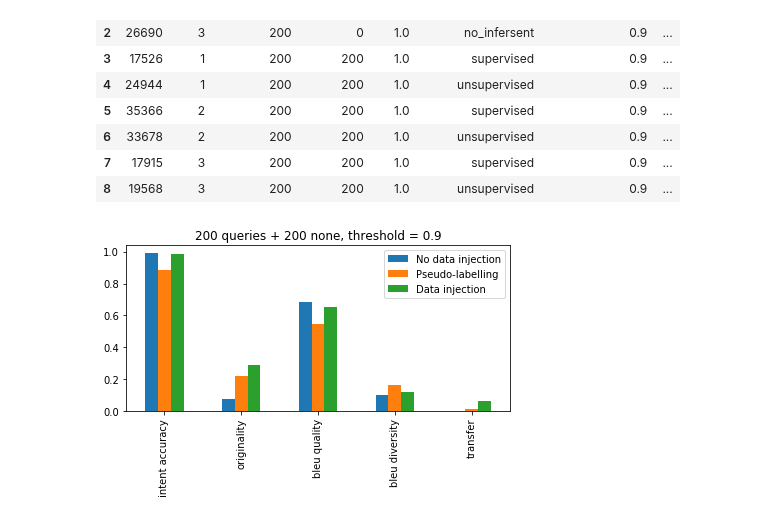
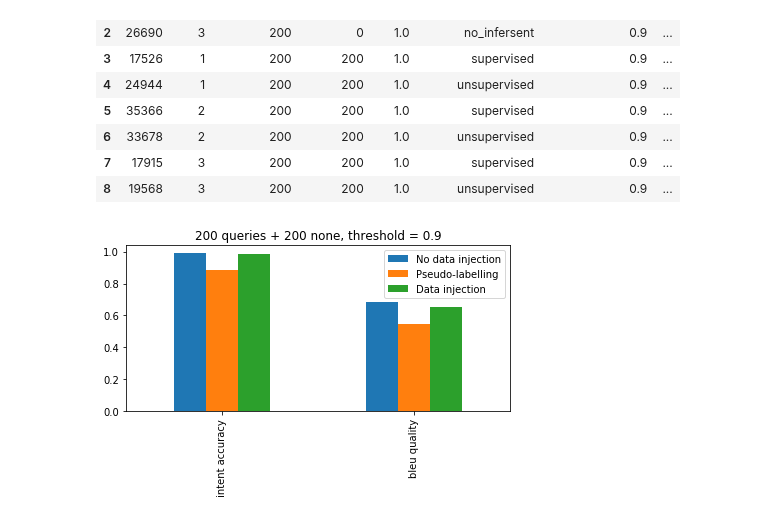
Before and after one commit to sonos/automatic-data-generation, a Jupyter notebook: automatic_data_generation/analysis.ipynb, the cells around one changed output. Cells and saved outputs as stored; diff of their text form; code cells hidden in the pictures.

```diff
--- a/automatic_data_generation/analysis.ipynb
+++ b/automatic_data_generation/analysis.ipynb
@@ -194,23 +122,0 @@ i2int
-# %%
-for i, intent in enumerate(i2int):
-
-    interp_dim = 1
-    print(intent)
-
-    #z1 = torch.randn([args.latent_size]).numpy()
-    #z2 = torch.randn([args.latent_size]).numpy()
-    z1 = torch.zeros([args.latent_size]).numpy()
-    z2 = torch.zeros([args.latent_size]).numpy()
-    z1[interp_dim] = -5
-    z2[interp_dim] = +5
-    z = to_device(torch.from_numpy(interpolate(start=z1, end=z2, steps=10)).float())
-    batch_size=z.size(0)
-
-    y_onehot = torch.zeros(batch_size, model.n_classes)
-    y = torch.LongTensor(batch_size,1).fill_(i)
-    y_onehot.scatter_(1, y, 1)
-    samples, z, y_onehot = model.inference(z=z, y_onehot=y_onehot)
-
-    print('-------INTERPOLATIONS-------')
-    print(*idx2word(samples, i2w=i2w, pad_idx=w2i['<pad>']), sep='\n')
-    print('\n')
@@ -341,12 +233,6 @@ fig, axarr = plt.subplots(2,2, figsize=(15,10))
 axarr = axarr.flatten()
 
 for irun, run in enumerate([run]):
-
-    try:
-        run['i2int'].remove('None')
-    except:
-        print('error')
-
 
     bleu_qualities     = [run['delexicalised_metrics']['bleu_scores']['quality'][intent]   for intent in i2int]
     bleu_diversities   = [run['delexicalised_metrics']['bleu_scores']['diversity'][intent] for intent in i2int]
@@ -510,8 +376,7 @@ fig.tight_layout()
 # %% [markdown]
 python -m grid results_transfer "python automatic_data_generation/train_and_eval_cvae.py -ep 50 --dataset-size 70 --none-type yelp" --none-size:int 0 10 20 50 100 200 500 1000 --n_parallel 1
 # %%
-#results_dir = 'results_datasize_prop'
-results_dir = '../results_transfer'
+results_dir = 'results_transfer'
 runs = []
 
 for filename in os.listdir(results_dir):
@@ -940,27 +794,27 @@ df.head(100)
 | 7 | 17915 | 3 | 200 | 200 | 1.0 | supervised | 0.9 | ... |
 | 8 | 19568 | 3 | 200 | 200 | 1.0 | unsupervised | 0.9 | ... |
 # %%
-metric_names = ['intent accuracy', 'originality', 'bleu quality', 'bleu diversity', 'transfer']
+metric_names = ['intent accuracy', 'bleu quality']#, 'bleu diversity', 'originality', 'transfer']
 method_names = {'no_infersent':'No data injection', 'supervised':'Pseudo-labelling', 'unsupervised':'Data injection'}
 
 from collections import defaultdict, OrderedDict
 avg = defaultdict(list)
 for run in runs:
     method = method_names[run['args']['infersent_selection']]
     avg[method].append([run['delexicalised_metrics']['intent_accuracy']['avg'],
-                   run['delexicalised_metrics']['originality']['avg'],
-                   run['delexicalised_metrics']['bleu_scores']['quality']['avg'],
-                   run['delexicalised_metrics']['bleu_scores']['diversity']['avg'],
-                   run['delexicalised_metrics']['transfer']['metric']['avg']])
+                   run['delexicalised_metrics']['bleu_scores']['quality']['avg']])#,
+#                   run['delexicalised_metrics']['bleu_scores']['diversity']['avg'],
+#                   run['delexicalised_metrics']['originality']['avg'],
+#                   run['delexicalised_metrics']['transfer']['metric']['avg']])
 for method, seeds in avg.items():
     avg[method] = np.mean(seeds, axis=0)
 
 df = pd.DataFrame(avg, index=metric_names)
 ax = df.plot.bar(rot=90)
 ax.set_title('{} queries + {} none, threshold = {}'.format(runs[-1]['args']['dataset_size'],
                                                            runs[-1]['args']['none_size'],
                                                            runs[-1]['args']['cosine_threshold']))
 plt.tight_layout()
 plt.savefig(save_dir+'metrics.png')
 # %% [output]
-[figure, old version]
+[figure, new version]
```
Also changed, not shown: parts of 31 cells of this notebook, 7 other files.
